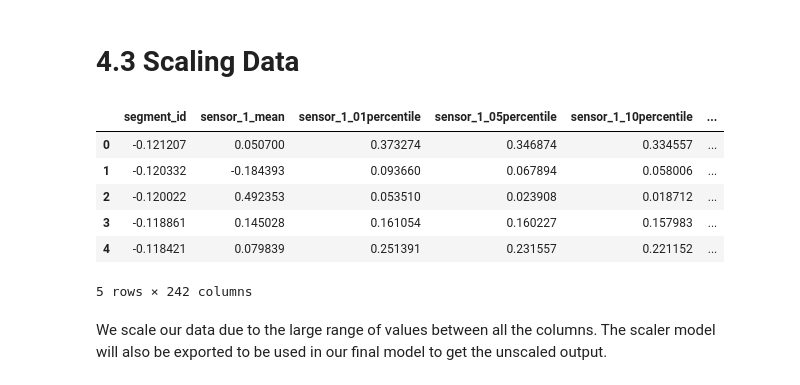
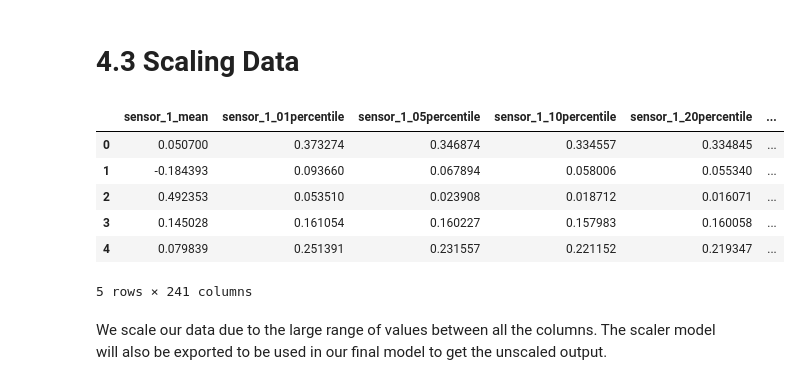
Before and after one commit to gavinsadecki/Capstone-3, a Jupyter notebook: Step 4 - Pre-Processing/Step 4 - Pre-Processing.ipynb, the cells around one changed output. Saved outputs shown, nothing was run; the diff lists cells and outputs as text; code cells hidden in the pictures.

```diff
--- a/Step 4 - Pre-Processing/Step 4 - Pre-Processing.ipynb
+++ b/Step 4 - Pre-Processing/Step 4 - Pre-Processing.ipynb
@@ -30,23 +34,23 @@ We have no categorical features so we do not need to create any dummy data.
 # 4.3 Scaling Data
 # %%
 scaler = StandardScaler()
-scaler.fit(df)
-scaledDf = scaler.transform(df)
-scaledDf = pd.DataFrame(scaledDf, columns = df.columns)
+scaler.fit(df.drop('segment_id', axis = 1))
+scaledDf = scaler.transform(df.drop('segment_id', axis = 1))
+scaledDf = pd.DataFrame(scaledDf, columns = df.drop('segment_id', axis = 1).columns)
 
 scalerFile = open('ScalerModel.p','wb')
 pickle.dump(scaler,scalerFile)
 scalerFile.close()
 
 scaledDf.head()
 # %% [output]
-|  | segment_id | sensor_1_mean | sensor_1_01percentile | sensor_1_05percentile | sensor_1_10percentile | ... |
-| 0 | -0.121207 | 0.050700 | 0.373274 | 0.346874 | 0.334557 | ... |
-| 1 | -0.120332 | -0.184393 | 0.093660 | 0.067894 | 0.058006 | ... |
-| 2 | -0.120022 | 0.492353 | 0.053510 | 0.023908 | 0.018712 | ... |
-| 3 | -0.118861 | 0.145028 | 0.161054 | 0.160227 | 0.157983 | ... |
-| 4 | -0.118421 | 0.079839 | 0.251391 | 0.231557 | 0.221152 | ... |
+|  | sensor_1_mean | sensor_1_01percentile | sensor_1_05percentile | sensor_1_10percentile | sensor_1_20percentile | ... |
+| 0 | 0.050700 | 0.373274 | 0.346874 | 0.334557 | 0.334845 | ... |
+| 1 | -0.184393 | 0.093660 | 0.067894 | 0.058006 | 0.055340 | ... |
+| 2 | 0.492353 | 0.053510 | 0.023908 | 0.018712 | 0.016071 | ... |
+| 3 | 0.145028 | 0.161054 | 0.160227 | 0.157983 | 0.160058 | ... |
+| 4 | 0.079839 | 0.251391 | 0.231557 | 0.221152 | 0.219347 | ... |
-5 rows × 242 columns
+5 rows × 241 columns
 # %% [markdown]
 We scale our data due to the large range of values between all the columns. The scaler model will also be exported to be used in our final model to get the unscaled output.
 # %% [markdown]
```
Also changed, not shown: parts of 1 cell of this notebook, 4 other files.
